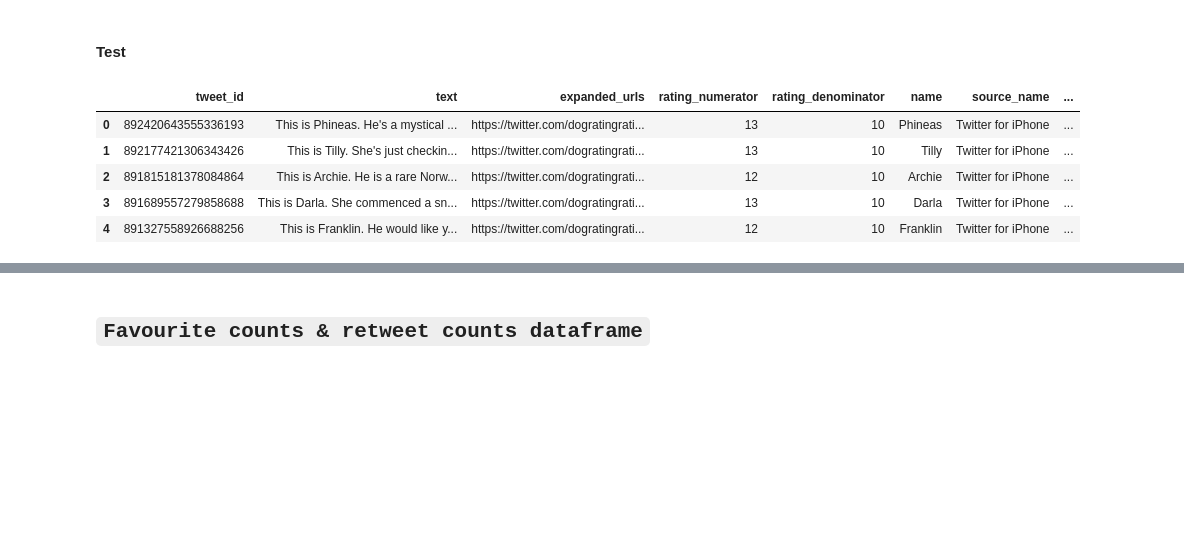
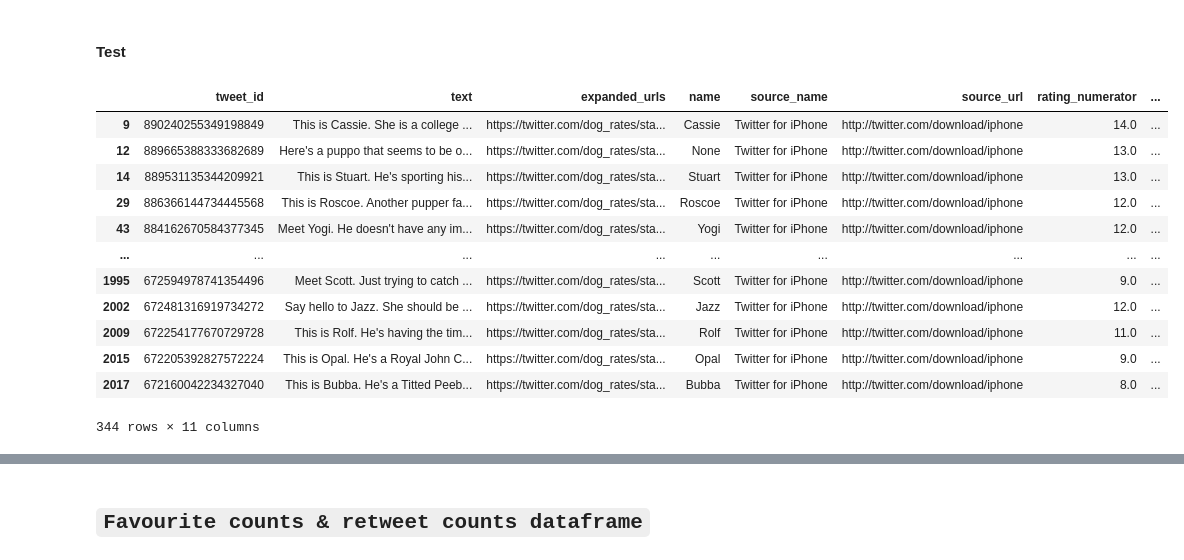
Before and after one commit to Kevson1/Twitter-archive, a Jupyter notebook: wrangle_act.ipynb, the cells around one changed output, grey strips where cells are left out. Cells and saved outputs as stored; diff of their text form; code cells hidden in the pictures; blank space fills up the shorter version.

Commit message:
re-iterates the data assessing and cleaning stages of the data wrangling process

```diff
--- a/wrangle_act.ipynb
+++ b/wrangle_act.ipynb
@@ -460,0 +458,11 @@ memory usage: 239.4+ KB
+# %%
+# drop the existing rating numerator and rating denominator colunms
+tweet_clean = tweet_clean.drop(['rating_numerator', 'rating_denominator'], axis=1)
+
+# extract the ratings from the text columns and create new rating numerator and rating denominator colunms
+pattern = '(\d+\.?(\d+)?[/]\d+)'
+tweet_clean['ratings'] = (tweet_clean['text'].str.extract(pattern)[0])
+tweet_clean[['rating_numerator', 'rating_denominator']] = tweet_clean.ratings.str.split('/', expand = True)
+
+# drop the ratings column
+tweet_clean = tweet_clean.drop('ratings', axis=1)
@@ -460,0 +501,3 @@ memory usage: 239.4+ KB
+# %%
+tweet_clean.rating_numerator = tweet_clean.rating_numerator.astype(float)
+tweet_clean.rating_denominator = tweet_clean.rating_denominator.astype(float)
@@ -582,11 +652,10 @@ We already have the rating denominator, the rating numerator, and the tweet link
 # %% [markdown]
 #### code
 # %%
-# Drop the ulrs in every cell
-sep = '[0-9]'
-pattern  = sep + ".*"
-for text in tweet_clean.text:
-    text = re.sub(pattern, '', text)
+pattern = 'http\S+'
+hash_tags = '\s#[a-zA-Z]+'
+tweet_clean.text = tweet_clean.text.replace(to_replace=pattern, value='', regex=True)
+tweet_clean.text = tweet_clean.text.replace(to_replace=hash_tags, value='', regex=True)
 # %% [markdown]
 #### test
 # %%
@@ -600,29 +688,32 @@ combine the columns and separate the entries with a dash (-) then delete the wor
 # %% [markdown]
 #### code
 # %%
-tweet_clean["affectionate_name"] = tweet_clean['doggo']+ '-' + tweet_clean['floofer'] + '-' + tweet_clean['pupper']+ '-' + tweet_clean['puppo']
-tweet_clean.affectionate_name = tweet_clean.affectionate_name.str.replace('None', '')
-tweet_clean.affectionate_name = tweet_clean.affectionate_name.str.strip('-')
-
-# Replace the empty entries of the affectionate_name column with the name (None)
-for name in tweet_clean.affectionate_name:
-    if name == '':
-        tweet_clean.affectionate_name = 'None'
+tweet_clean["dog_stage"] = tweet_clean['doggo'] + tweet_clean['floofer'] + tweet_clean['pupper']+ tweet_clean['puppo']
+tweet_clean.dog_stage = tweet_clean.dog_stage.str.replace('None', '')
+# tweet_clean.dog_stage = tweet_clean.dog_stage.str.strip('-')
 
 # Now drop the old columns
 tweet_clean.drop(['doggo', 'floofer', 'pupper', 'puppo'], axis=1, inplace=True)
 # %% [markdown]
 #### Test
 # %%
-# Display a sample of the dataframe to see the changes in the columns
-tweet_clean.head()
+# Display the dataframe that has non-empty entries in the dog_stage column to confirm that the new combined
+# column was created successfully.
+tweet_clean[tweet_clean.dog_stage != '']
 # %% [output]
-|  | tweet_id | text | expanded_urls | rating_numerator | rating_denominator | name | source_name | ... |
-| 0 | 892420643555336193 | This is Phineas. He's a mystical ... | https://twitter.com/dogratingrati... | 13 | 10 | Phineas | Twitter for iPhone | ... |
-| 1 | 892177421306343426 | This is Tilly. She's just checkin... | https://twitter.com/dogratingrati... | 13 | 10 | Tilly | Twitter for iPhone | ... |
-| 2 | 891815181378084864 | This is Archie. He is a rare Norw... | https://twitter.com/dogratingrati... | 12 | 10 | Archie | Twitter for iPhone | ... |
-| 3 | 891689557279858688 | This is Darla. She commenced a sn... | https://twitter.com/dogratingrati... | 13 | 10 | Darla | Twitter for iPhone | ... |
-| 4 | 891327558926688256 | This is Franklin. He would like y... | https://twitter.com/dogratingrati... | 12 | 10 | Franklin | Twitter for iPhone | ... |
+|  | tweet_id | text | expanded_urls | name | source_name | source_url | rating_numerator | ... |
+| 9 | 890240255349198849 | This is Cassie. She is a college ... | https://twitter.com/dog_rates/sta... | Cassie | Twitter for iPhone | http://twitter.com/download/iphone | 14.0 | ... |
+| 12 | 889665388333682689 | Here's a puppo that seems to be o... | https://twitter.com/dog_rates/sta... | None | Twitter for iPhone | http://twitter.com/download/iphone | 13.0 | ... |
+| 14 | 889531135344209921 | This is Stuart. He's sporting his... | https://twitter.com/dog_rates/sta... | Stuart | Twitter for iPhone | http://twitter.com/download/iphone | 13.0 | ... |
+| 29 | 886366144734445568 | This is Roscoe. Another pupper fa... | https://twitter.com/dog_rates/sta... | Roscoe | Twitter for iPhone | http://twitter.com/download/iphone | 12.0 | ... |
+| 43 | 884162670584377345 | Meet Yogi. He doesn't have any im... | https://twitter.com/dog_rates/sta... | Yogi | Twitter for iPhone | http://twitter.com/download/iphone | 12.0 | ... |
+| ... | ... | ... | ... | ... | ... | ... | ... | ... |
+| 1995 | 672594978741354496 | Meet Scott. Just trying to catch ... | https://twitter.com/dog_rates/sta... | Scott | Twitter for iPhone | http://twitter.com/download/iphone | 9.0 | ... |
+| 2002 | 672481316919734272 | Say hello to Jazz. She should be ... | https://twitter.com/dog_rates/sta... | Jazz | Twitter for iPhone | http://twitter.com/download/iphone | 12.0 | ... |
+| 2009 | 672254177670729728 | This is Rolf. He's having the tim... | https://twitter.com/dog_rates/sta... | Rolf | Twitter for iPhone | http://twitter.com/download/iphone | 11.0 | ... |
+| 2015 | 672205392827572224 | This is Opal. He's a Royal John C... | https://twitter.com/dog_rates/sta... | Opal | Twitter for iPhone | http://twitter.com/download/iphone | 9.0 | ... |
+| 2017 | 672160042234327040 | This is Bubba. He's a Titted Peeb... | https://twitter.com/dog_rates/sta... | Bubba | Twitter for iPhone | http://twitter.com/download/iphone | 8.0 | ... |
+344 rows × 11 columns
 # %%
 tweet_clean.info()
 # %% [output]
```
Also changed, not shown: parts of 31 cells of this notebook.
